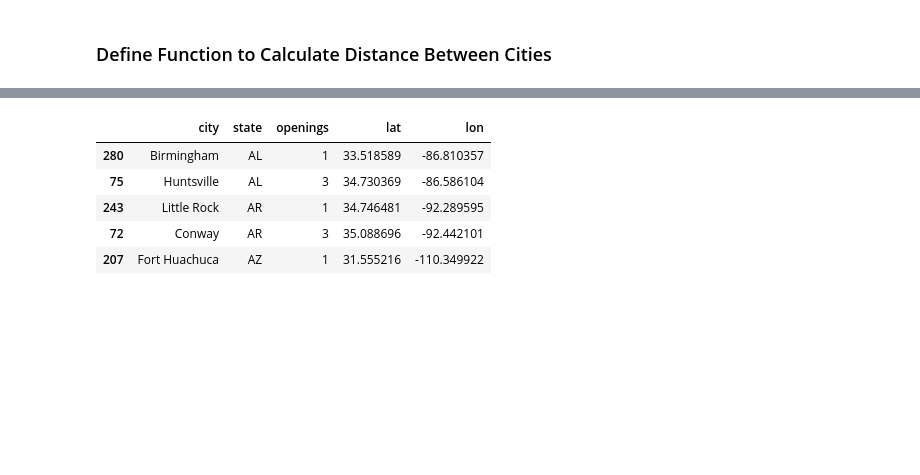
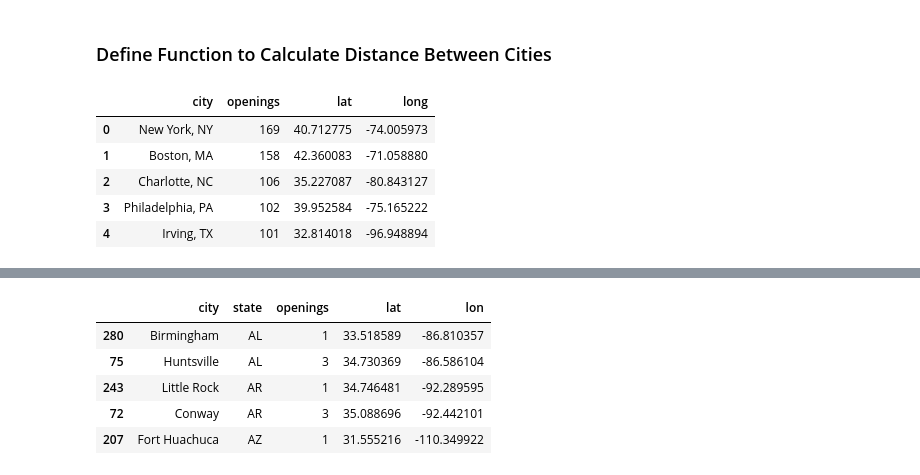
Before and after one commit to laurelkstewart/project_one, a Jupyter notebook: openings_by_metro.ipynb, the cells around one changed output, grey strips where cells are left out. Drawn from its saved outputs; the diff is of its cells as text; code cells hidden in the pictures; blank space fills up the shorter version.

```diff
--- a/openings_by_metro.ipynb
+++ b/openings_by_metro.ipynb
@@ -43,0 +45,9 @@ soup.find('table')
+# %%
+openings_df.head()
+# %% [output]
+|  | city | openings | lat | long |
+| 0 | New York, NY | 169 | 40.712775 | -74.005973 |
+| 1 | Boston, MA | 158 | 42.360083 | -71.058880 |
+| 2 | Charlotte, NC | 106 | 35.227087 | -80.843127 |
+| 3 | Philadelphia, PA | 102 | 39.952584 | -75.165222 |
+| 4 | Irving, TX | 101 | 32.814018 | -96.948894 |
```
Also changed, not shown: parts of 15 cells of this notebook.
